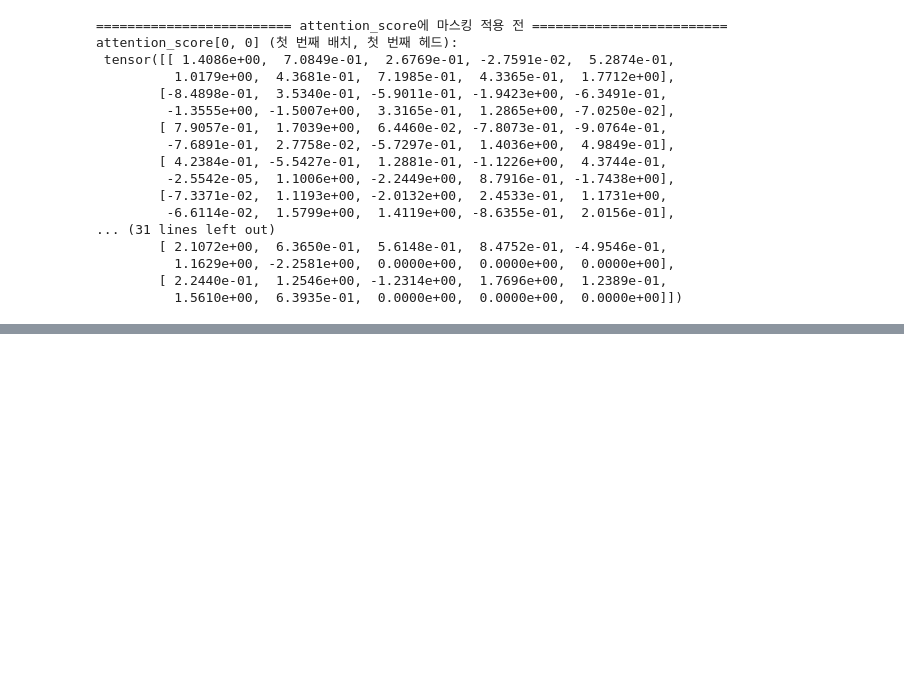
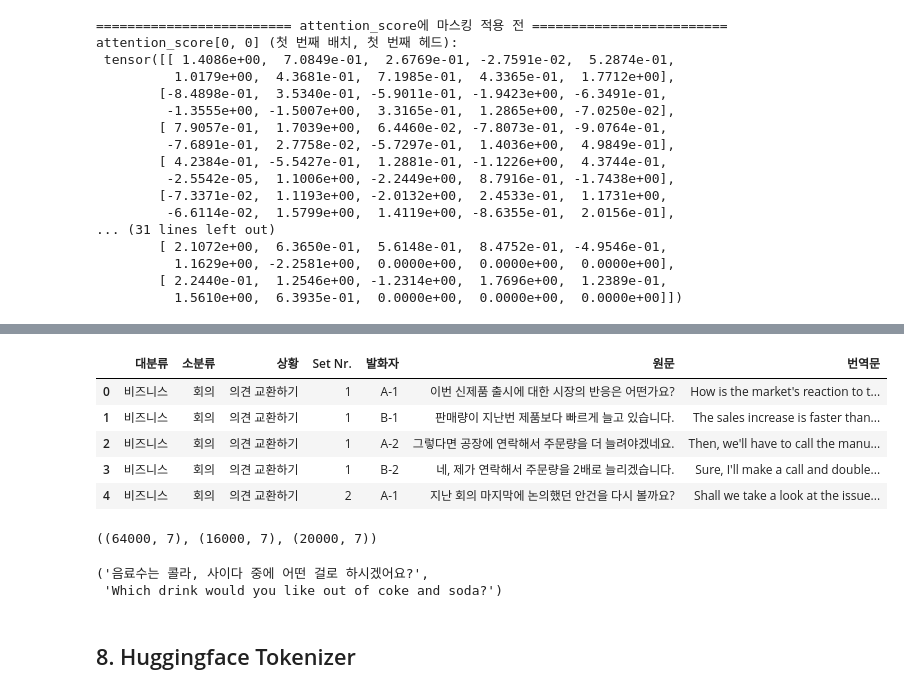
Before and after one commit to zefo38/transformer, a Jupyter notebook: transformers.ipynb, the cells around one changed output, grey strips where cells are left out. Saved outputs shown, nothing was run; the diff lists cells and outputs as text; code cells hidden in the pictures; blank space fills up the shorter version.

```diff
--- a/transformers.ipynb
+++ b/transformers.ipynb
@@ -438,0 +663,41 @@ class DecoderLayer(nn.Module):
+# %%
+import pandas as pd
+
+df = pd.read_excel("kor_eng_translate.xlsx")
+df.head()
+# %% [output]
+|  | 대분류 | 소분류 | 상황 | Set Nr. | 발화자 | 원문 | 번역문 |
+| 0 | 비즈니스 | 회의 | 의견 교환하기 | 1 | A-1 | 이번 신제품 출시에 대한 시장의 반응은 어떤가요? | How is the market's reaction to t... |
+| 1 | 비즈니스 | 회의 | 의견 교환하기 | 1 | B-1 | 판매량이 지난번 제품보다 빠르게 늘고 있습니다. | The sales increase is faster than... |
+| 2 | 비즈니스 | 회의 | 의견 교환하기 | 1 | A-2 | 그렇다면 공장에 연락해서 주문량을 더 늘려야겠네요. | Then, we'll have to call the manu... |
+| 3 | 비즈니스 | 회의 | 의견 교환하기 | 1 | B-2 | 네, 제가 연락해서 주문량을 2배로 늘리겠습니다. | Sure, I'll make a call and double... |
+| 4 | 비즈니스 | 회의 | 의견 교환하기 | 2 | A-1 | 지난 회의 마지막에 논의했던 안건을 다시 볼까요? | Shall we take a look at the issue... |
+# %%
+from sklearn.model_selection import train_test_split
+
+train_data, test_data = train_test_split(df, test_size=0.2, random_state=42)
+train_data, valid_data = train_test_split(train_data, test_size=0.2, random_state=42)
+
+
+train_data.shape, valid_data.shape, test_data.shape
+# %% [output]
+((64000, 7), (16000, 7), (20000, 7))
+# %%
+class CustomDataset(torch.utils.data.Dataset):
+    def __init__(self, data):
+        self.data = data
+
+    def __len__(self):
+        return self.data.shape[0]
+
+    def __getitem__(self, idx):
+        return self.data.iloc[idx, self.data.columns.get_loc('원문')], self.data.iloc[idx, self.data.columns.get_loc('번역문')]
+
+train_dataset = CustomDataset(train_data)
+valid_dataset = CustomDataset(valid_data)
+test_dataset = CustomDataset(test_data)
+
+train_dataset[0]
+# %% [output]
+('음료수는 콜라, 사이다 중에 어떤 걸로 하시겠어요?',
+ 'Which drink would you like out of coke and soda?')
@@ -438,0 +710,2 @@ class DecoderLayer(nn.Module):
+# %% [markdown]
+## 8. Huggingface Tokenizer
```
Also changed, not shown: parts of 22 cells of this notebook.
